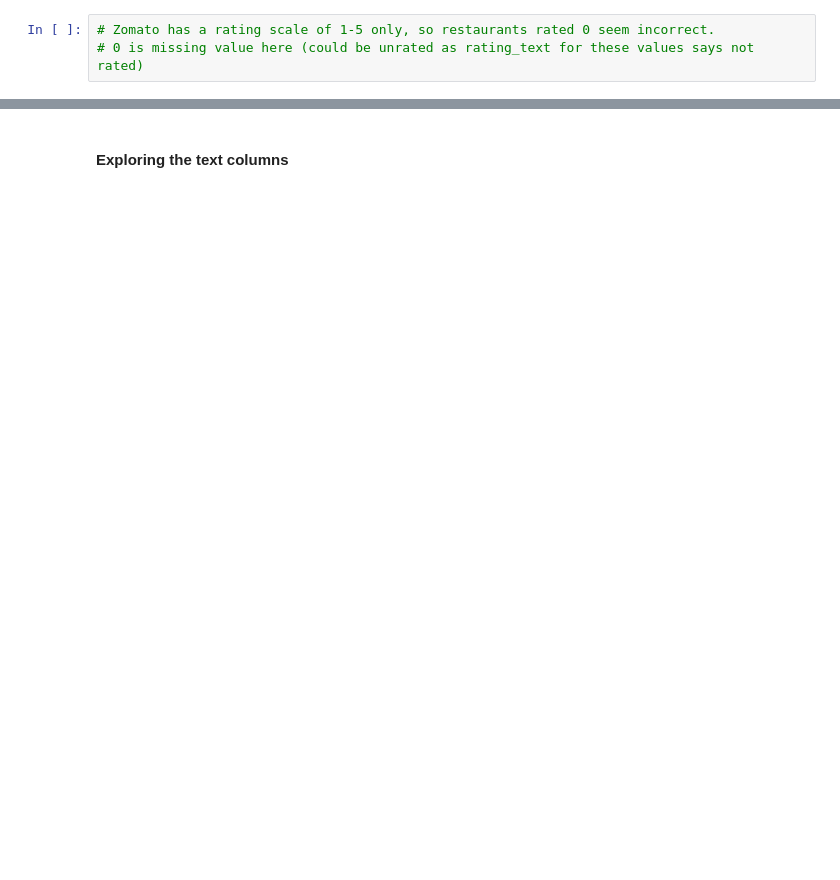
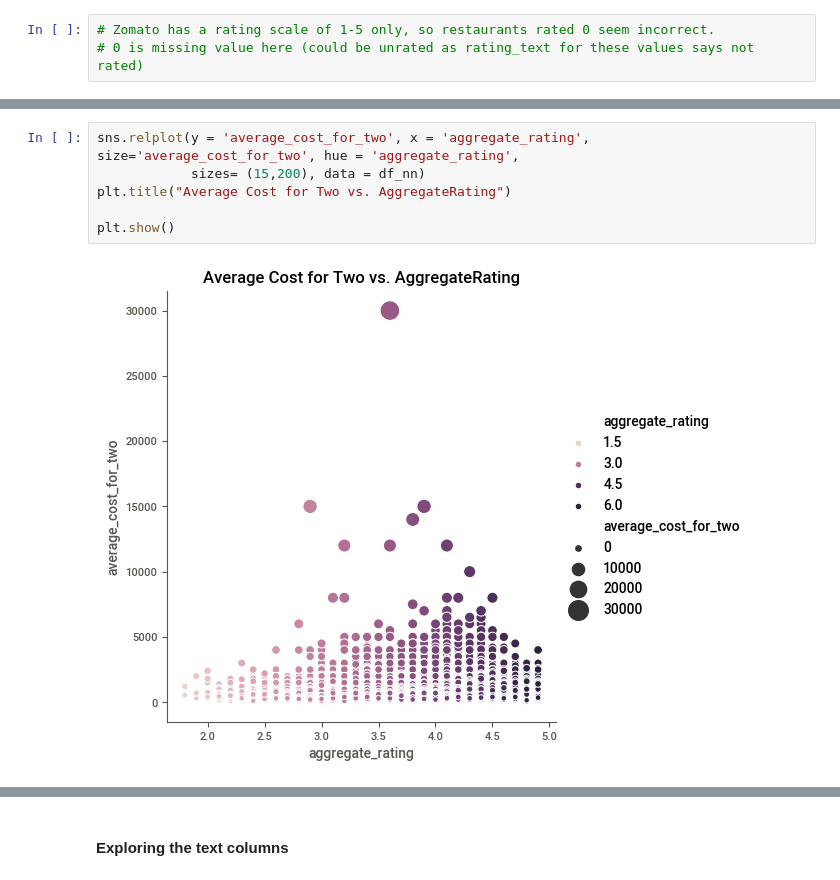
Before and after one commit to mehaksethi54/Project_Work, a Jupyter notebook: Zomato Project/CapstoneProject_Zomato.ipynb, the cells around one changed output, grey strips where cells are left out. Drawn from its saved outputs; the diff is of its cells as text; blank space fills up the shorter version.

```diff
--- a/Zomato Project/CapstoneProject_Zomato.ipynb
+++ b/Zomato Project/CapstoneProject_Zomato.ipynb
@@ -228,3 +256,11 @@ df[df['aggregate_rating'] == 0]
+# %%
+sns.relplot(y = 'average_cost_for_two', x = 'aggregate_rating', size='average_cost_for_two', hue = 'aggregate_rating',
+            sizes= (15,200), data = df_nn)
+plt.title("Average Cost for Two vs. AggregateRating")
+
+plt.show()
+# %% [output]
+[figure, added]
 # %%
 # # Checking Sweetviz report again on this trimmed and cleaned version of the data
 
```
Also changed, not shown: parts of 34 cells of this notebook.
